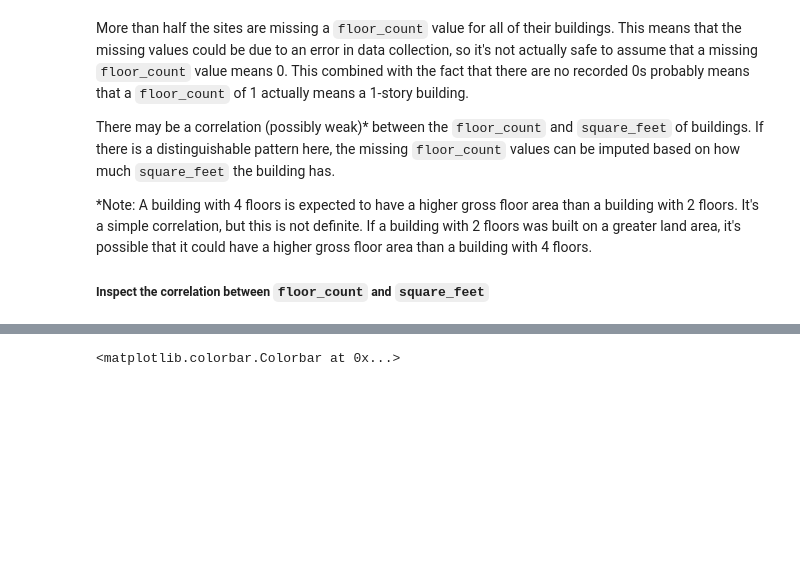
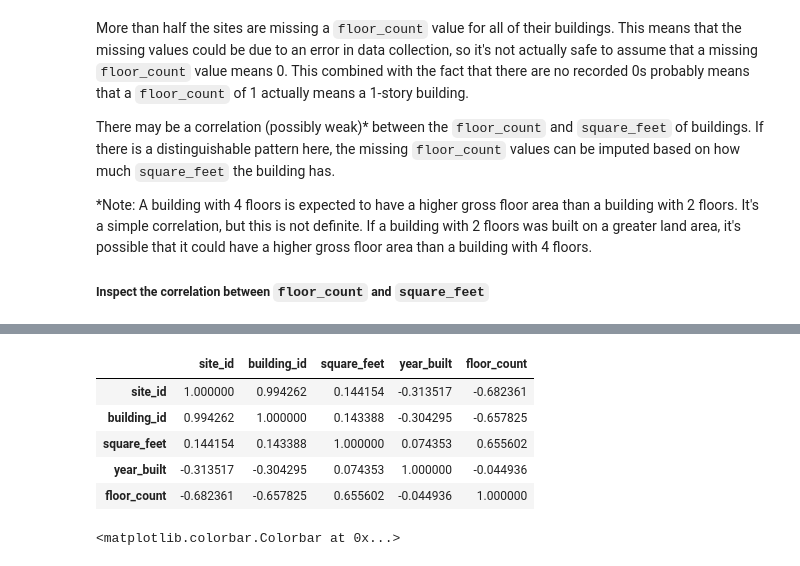
Before and after one commit to tri-bui/gep3-draft, a Jupyter notebook: cleaning.ipynb, the cells around one changed output, grey strips where cells are left out. Saved outputs shown, nothing was run; the diff lists cells and outputs as text; code cells hidden in the pictures; blank space fills up the shorter version.

```diff
--- a/cleaning.ipynb
+++ b/cleaning.ipynb
@@ -240 +245,11 @@ building.corr()
+# %%
+spearman = building.corr(method='spearman')
+spearman
+# %% [output]
+|  | site_id | building_id | square_feet | year_built | floor_count |
+| site_id | 1.000000 | 0.994262 | 0.144154 | -0.313517 | -0.682361 |
+| building_id | 0.994262 | 1.000000 | 0.143388 | -0.304295 | -0.657825 |
+| square_feet | 0.144154 | 0.143388 | 1.000000 | 0.074353 | 0.655602 |
+| year_built | -0.313517 | -0.304295 | 0.074353 | 1.000000 | -0.044936 |
+| floor_count | -0.682361 | -0.657825 | 0.655602 | -0.044936 | 1.000000 |
 # %%
```
Also changed, not shown: parts of 16 cells of this notebook.
